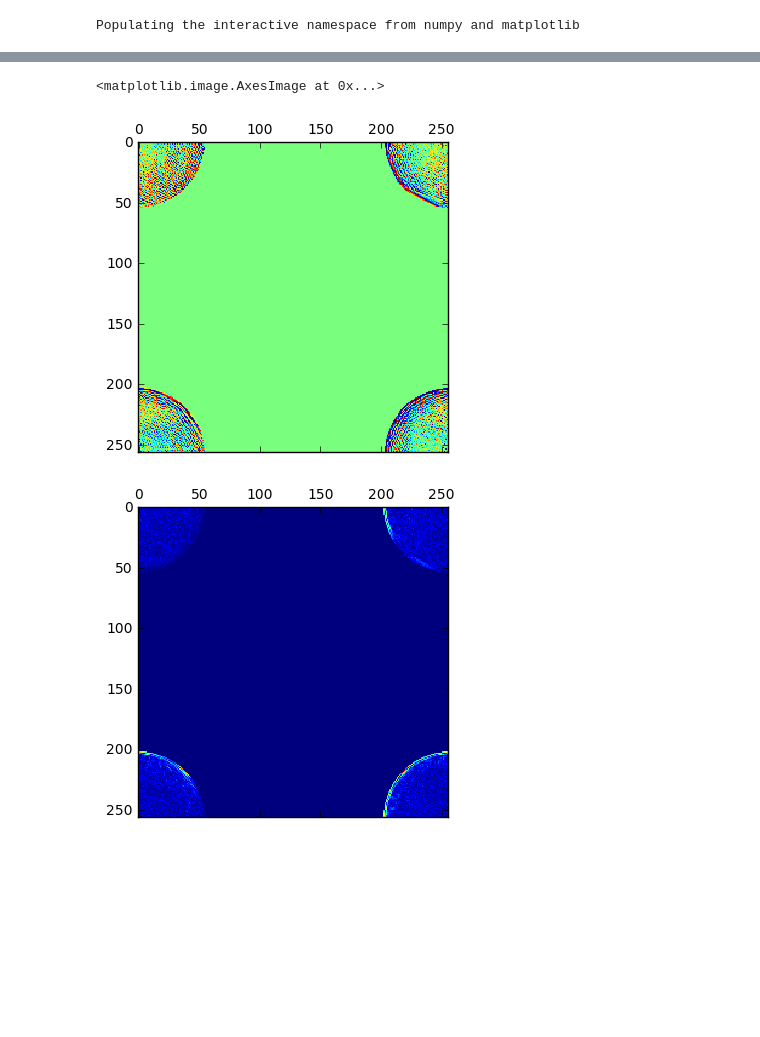
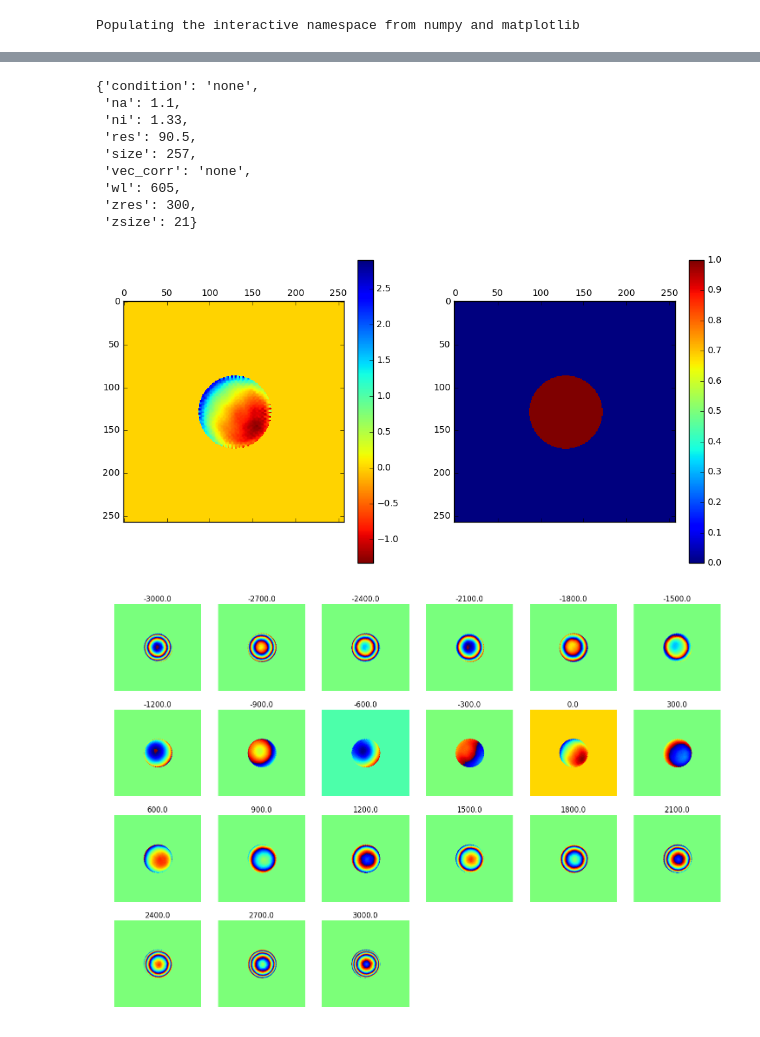
Before and after one commit to david-hoffman/pyotf, a Jupyter notebook: notebooks/Phase Retrieval.ipynb, the cells around one changed output, grey strips where cells are left out. Cells and saved outputs as stored; diff of their text form; code cells hidden in the pictures; blank space fills up the shorter version.

Commit message:
semi-working phase retrieval

```diff
--- a/notebooks/Phase Retrieval.ipynb
+++ b/notebooks/Phase Retrieval.ipynb
@@ -49,5 +73,5 @@ slice_plot(abs(psf.PSFa[0]))
 # %%
-new_pupils = fftn(fftshift(psf.PSFa[0], axes=(1,2)), axes=(1,2)) * psf._calc_defocus(psf.zrange[::-1])
+new_pupils = fftn(fftshift(psf.PSFa[0], axes=(1,2)), axes=(1,2)) / psf._calc_defocus()
 slice_plot(ifftshift(new_pupils).real)
 slice_plot(ifftshift(new_pupils).imag)
 # %% [output]
@@ -72,16 +106,37 @@ test_data2.shape
 # %%
-def retrieve_phase(data, psf, pupil=None):
+def retrieve_phase(data, psf, pupil=None, normed=True):
+    """This function acurately reproduces the matlab code"""
     if pupil is None:
         pupil = psf._gen_pupil()
     psf._gen_psf(pupil)
     phase = angle(psf.PSFa.squeeze())
-    new_psf = sqrt(data) * exp(1j * phase)
-    new_pupils = fftn(fftshift(new_psf, axes=(1,2)), axes=(1,2)) * psf._calc_defocus(psf.zrange[::-1])
-    return new_pupils.mean(0) * psf._gen_pupil()
+    new_psf = data * exp(1j * phase)
+    new_pupils = fftn(fftshift(new_psf, axes=(1,2)), axes=(1,2))
+    new_pupil = (new_pupils / psf._calc_defocus()).mean(0)
+    if normed:
+        new_pupil = exp(1j * angle(new_pupil))
+    return psf._gen_pupil() * new_pupil, new_pupils # why do we do this?
-# %%
-psf = HanserPSF(520, 0.85, 1.0, 130, test_data2.shape[-1],
-                zrange = (np.arange(test_data2.shape[0]) - (test_data2.shape[0]-1)/2) * 300)
-pupil = None
-psf._gen_kr()
-for _ in range(100):
-    pupil = retrieve_phase(test_data2, psf, pupil)
+# %%
+params.update(dict(size = npix))
+psf = HanserPSF(**params)
+pupil = None
+psf._gen_kr()
+for _ in tqdm.tqdm(range(25)):
+    pupil, pupils = retrieve_phase(PSF, psf, pupil, True)
+fig, axs = subplots(1, 2, figsize = (12, 6))
+img1 = axs[0].matshow(ifftshift(angle(conj(pupil)) * psf._gen_pupil().real), cmap="jet_r")
+colorbar(img1, ax=axs[0])
+img2 = axs[1].matshow(ifftshift(abs(pupil)))
+colorbar(img2, ax=axs[1])
+params
+# %% [output]
+{'condition': 'none',
+ 'na': 1.1,
+ 'ni': 1.33,
+ 'res': 90.5,
+ 'size': 257,
+ 'vec_corr': 'none',
+ 'wl': 605,
+ 'zres': 300,
+ 'zsize': 21}
+[figure, added]
@@ -88,7 +145,4 @@ for _ in range(100):
 # %%
-matshow(angle(pupil) * psf._gen_pupil().real)
-matshow(abs(pupil))
+display_grid({z:ifftshift(angle(pupil) * psf._gen_pupil().real) for z, pupil in zip(psf.zrange, pupils)});
 # %% [output]
-<matplotlib.image.AxesImage at 0x...>
-[figure, old version]
+[figure, new version]
-[figure, removed]
```
Also changed, not shown: parts of 44 cells of this notebook.
